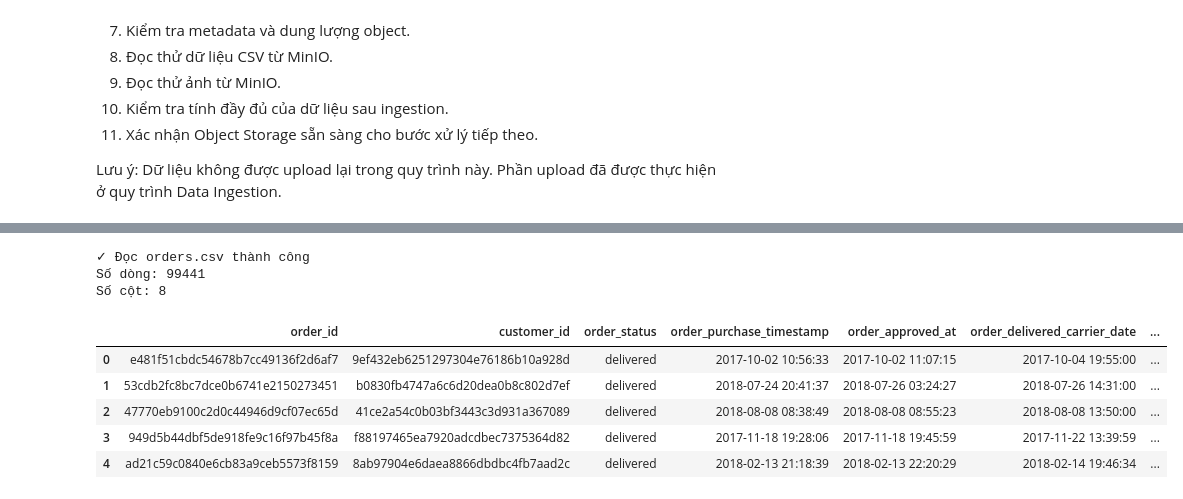
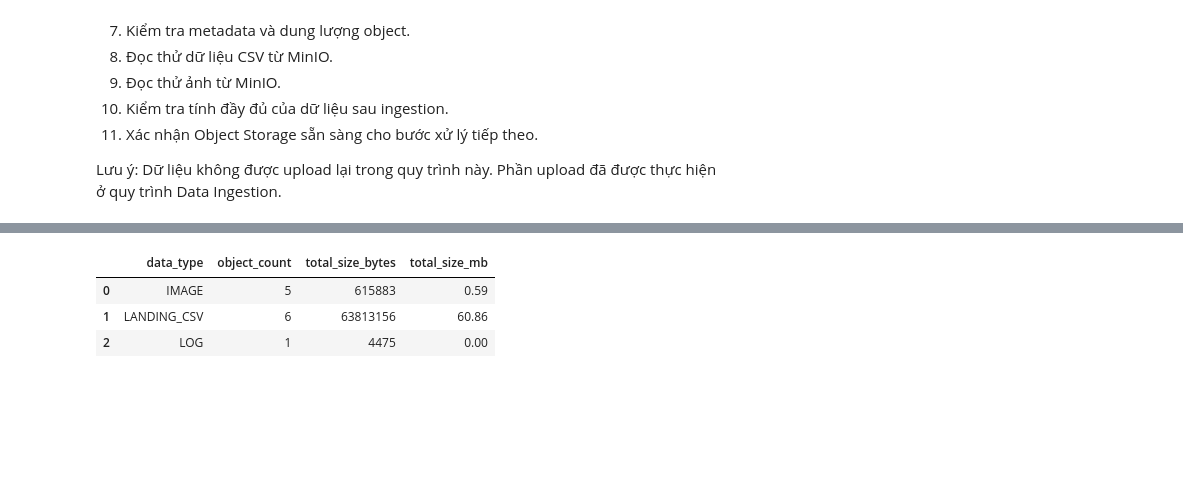
Before and after one commit to vanbun404/E-commerce-Data-Lakehouse-Project, a Jupyter notebook: notebooks/03_object_storage_minio.ipynb, the cells around one changed output, grey strips where cells are left out. Saved outputs shown, nothing was run; the diff lists cells and outputs as text; code cells hidden in the pictures; blank space fills up the shorter version.

```diff
--- a/notebooks/03_object_storage_minio.ipynb
+++ b/notebooks/03_object_storage_minio.ipynb
@@ -330,36 +424,53 @@ storage_summary
 # %%
-# Đọc thử orders.csv từ MinIO
+if metadata_df.empty:
 
-response = client.get_object(
-    BUCKET_NAME,
-    "raw/orders.csv"
-)
+    storage_summary = (
+        pd.DataFrame(
+            columns=[
+                "data_type",
+                "object_count",
+                "total_size_bytes",
+                "total_size_mb"
+            ]
+        )
+    )
 
-try:
-    data = response.read()
+else:
 
-finally:
-    response.close()
-    response.release_conn()
+    storage_summary = (
+        metadata_df
+        .groupby(
+            "data_type"
+        )
+        .agg(
+            object_count=(
+                "object_name",
+                "count"
+            ),
+
+            total_size_bytes=(
+                "size_bytes",
+                "sum"
+            )
+        )
+        .reset_index()
+    )
 
 
-orders = pd.read_csv(
-    BytesIO(data)
-)
+    storage_summary[
+        "total_size_mb"
+    ] = (
+        storage_summary[
+            "total_size_bytes"
+        ]
+        / (1024 * 1024)
+    ).round(2)
 
-print("✓ Đọc orders.csv thành công")
-print("Số dòng:", len(orders))
-print("Số cột:", len(orders.columns))
 
-orders.head()
+storage_summary
 # %% [output]
-✓ Đọc orders.csv thành công
-Số dòng: 99441
-Số cột: 8
-|  | order_id | customer_id | order_status | order_purchase_timestamp | order_approved_at | order_delivered_carrier_date | ... |
-| 0 | e481f51cbdc54678b7cc49136f2d6af7 | 9ef432eb6251297304e76186b10a928d | delivered | 2017-10-02 10:56:33 | 2017-10-02 11:07:15 | 2017-10-04 19:55:00 | ... |
-| 1 | 53cdb2fc8bc7dce0b6741e2150273451 | b0830fb4747a6c6d20dea0b8c802d7ef | delivered | 2018-07-24 20:41:37 | 2018-07-26 03:24:27 | 2018-07-26 14:31:00 | ... |
-| 2 | 47770eb9100c2d0c44946d9cf07ec65d | 41ce2a54c0b03bf3443c3d931a367089 | delivered | 2018-08-08 08:38:49 | 2018-08-08 08:55:23 | 2018-08-08 13:50:00 | ... |
-| 3 | 949d5b44dbf5de918fe9c16f97b45f8a | f88197465ea7920adcdbec7375364d82 | delivered | 2017-11-18 19:28:06 | 2017-11-18 19:45:59 | 2017-11-22 13:39:59 | ... |
-| 4 | ad21c59c0840e6cb83a9ceb5573f8159 | 8ab97904e6daea8866dbdbc4fb7aad2c | delivered | 2018-02-13 21:18:39 | 2018-02-13 22:20:29 | 2018-02-14 19:46:34 | ... |
+|  | data_type | object_count | total_size_bytes | total_size_mb |
+| 0 | IMAGE | 5 | 615883 | 0.59 |
+| 1 | LANDING_CSV | 6 | 63813156 | 60.86 |
+| 2 | LOG | 1 | 4475 | 0.00 |
 # %%
```
Also changed, not shown: parts of 18 cells of this notebook, 14 other files.
